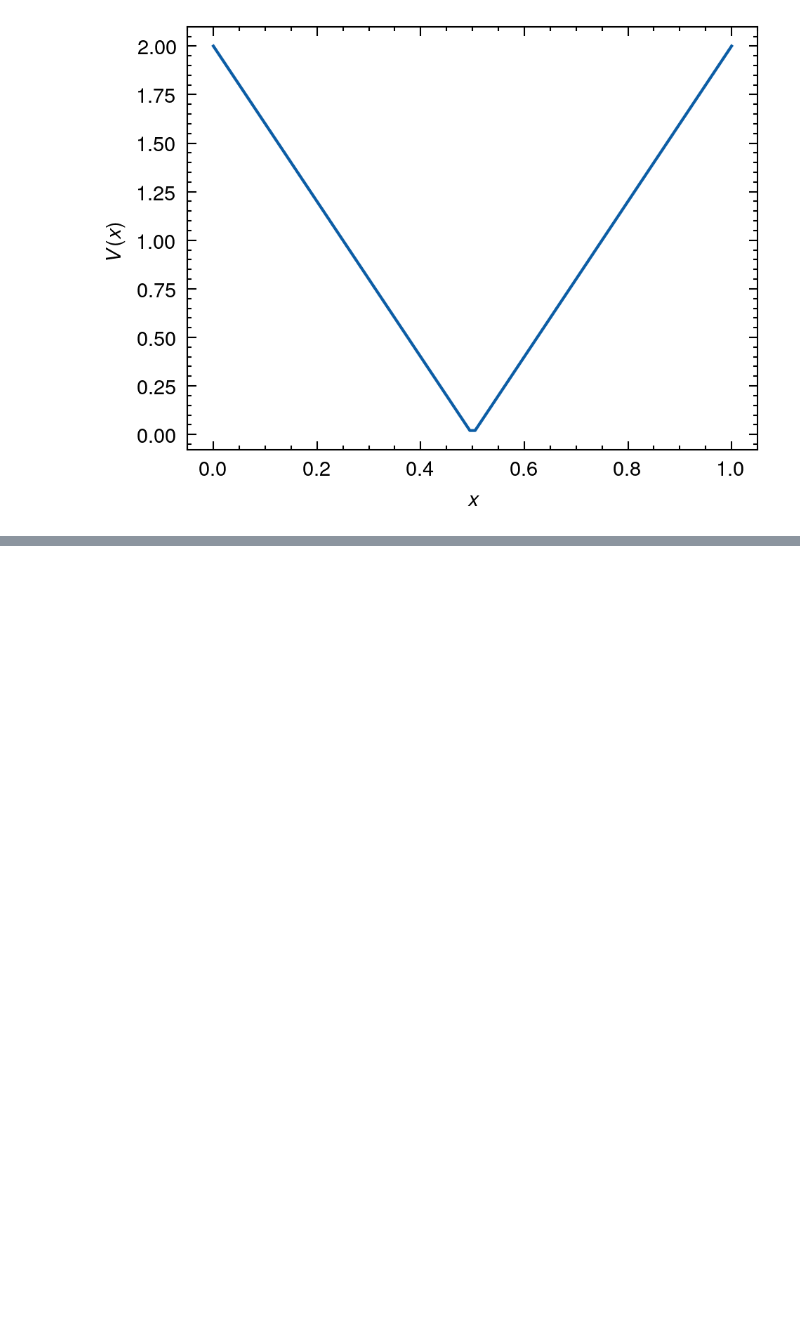
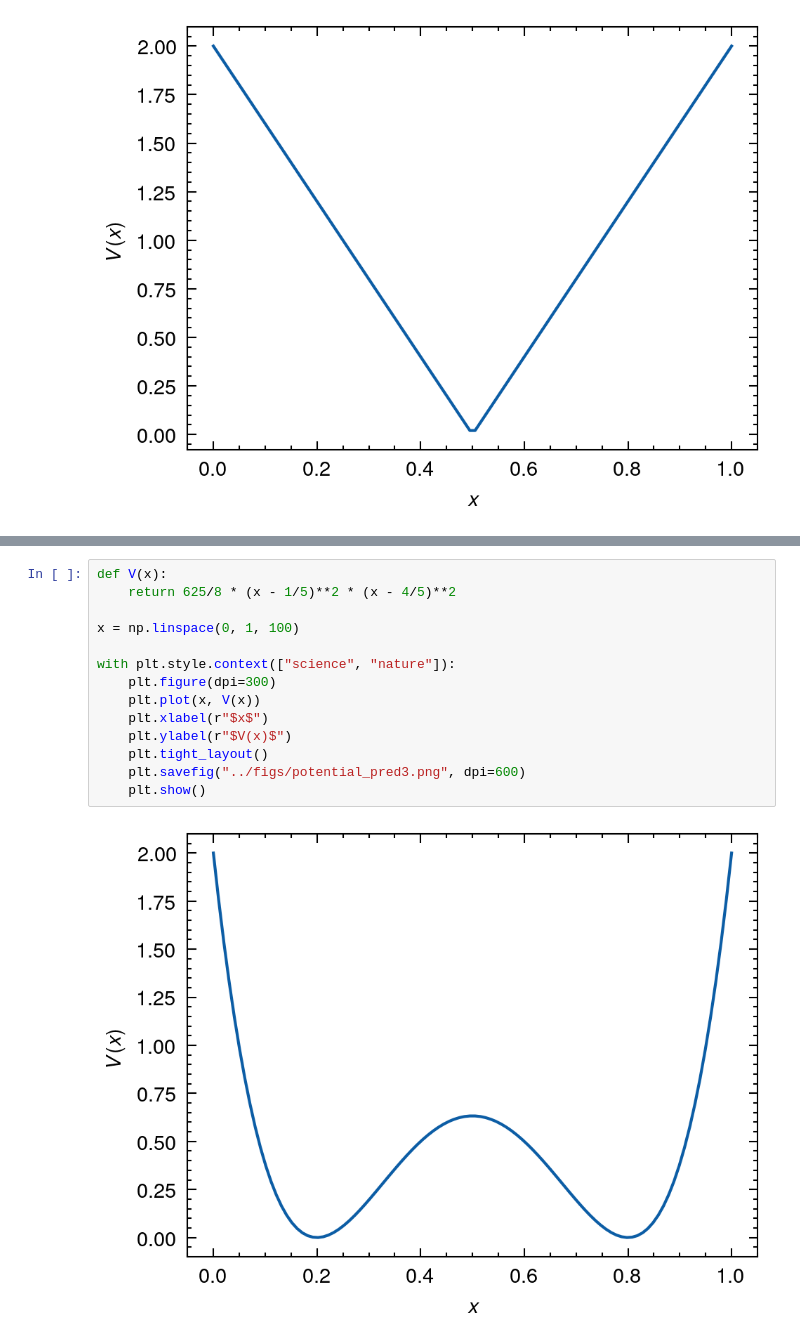
Before and after one commit to Zhu-Zhen-Yi/Neural_Hamilton_old, a Jupyter notebook: notebook/bound.ipynb, the cells around one changed output, grey strips where cells are left out. Drawn from its saved outputs; the diff is of its cells as text; blank space fills up the shorter version.

```diff
--- a/notebook/bound.ipynb
+++ b/notebook/bound.ipynb
@@ -309,0 +323,16 @@ with plt.style.context(["science", "nature"]):
+# %%
+def V(x):
+    return 625/8 * (x - 1/5)**2 * (x - 4/5)**2
+
+x = np.linspace(0, 1, 100)
+
+with plt.style.context(["science", "nature"]):
+    plt.figure(dpi=300)
+    plt.plot(x, V(x))
+    plt.xlabel(r"$x$")
+    plt.ylabel(r"$V(x)$")
+    plt.tight_layout()
+    plt.savefig("../figs/potential_pred3.png", dpi=600)
+    plt.show()
+# %% [output]
+[figure, added]
```
Also changed, not shown: parts of 13 cells of this notebook, 4 other files.
